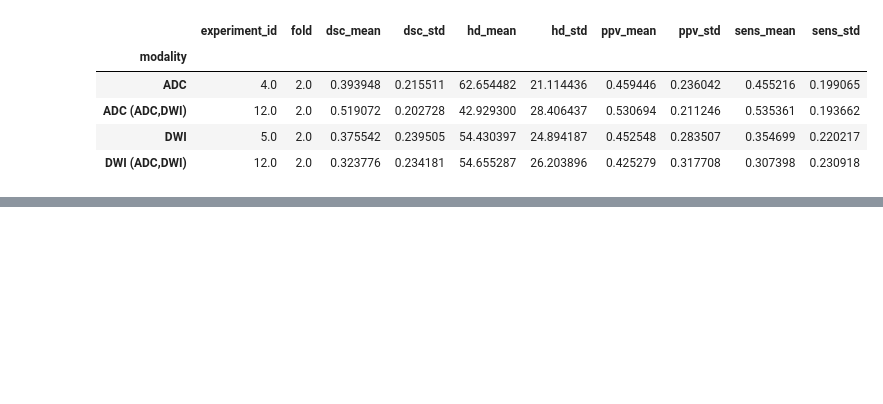
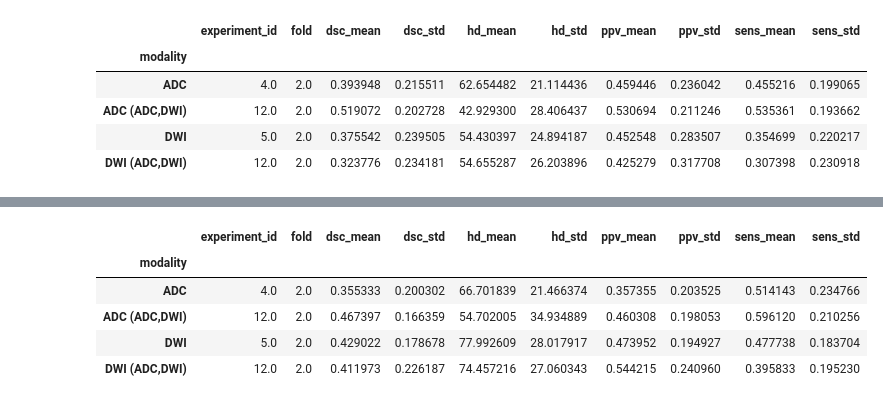
Before and after one commit to Sangohe/ais-foscal, a Jupyter notebook: 03-results-summary.ipynb, the cells around one changed output, grey strips where cells are left out. Drawn from its saved outputs; the diff is of its cells as text; code cells hidden in the pictures; blank space fills up the shorter version.

```diff
--- a/results-summary.ipynb
+++ b/03-results-summary.ipynb
@@ -219,0 +229,9 @@ df.groupby('modality').mean()
+# %%
+radiologist_metrics["Andres"].groupby('modality').mean()
+# %% [output]
+|  | experiment_id | fold | dsc_mean | dsc_std | hd_mean | hd_std | ppv_mean | ppv_std | sens_mean | sens_std |
+| modality |  |  |  |  |  |  |  |  |  |  |
+| ADC | 4.0 | 2.0 | 0.355333 | 0.200302 | 66.701839 | 21.466374 | 0.357355 | 0.203525 | 0.514143 | 0.234766 |
+| ADC (ADC,DWI) | 12.0 | 2.0 | 0.467397 | 0.166359 | 54.702005 | 34.934889 | 0.460308 | 0.198053 | 0.596120 | 0.210256 |
+| DWI | 5.0 | 2.0 | 0.429022 | 0.178678 | 77.992609 | 28.017917 | 0.473952 | 0.194927 | 0.477738 | 0.183704 |
+| DWI (ADC,DWI) | 12.0 | 2.0 | 0.411973 | 0.226187 | 74.457216 | 27.060343 | 0.544215 | 0.240960 | 0.395833 | 0.195230 |
```
Also changed, not shown: parts of 7 cells of this notebook, 9 other files.
